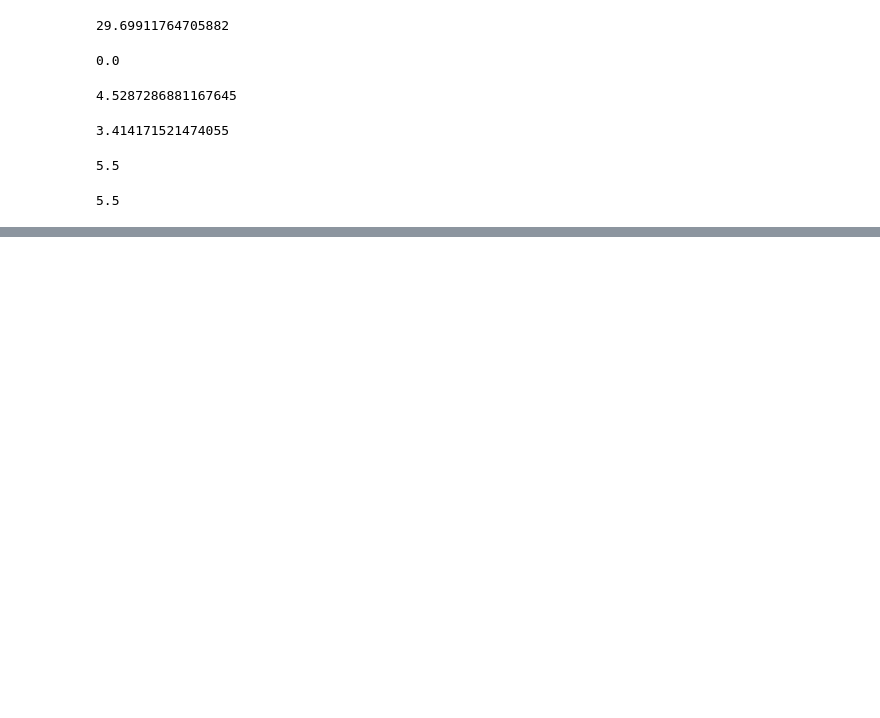
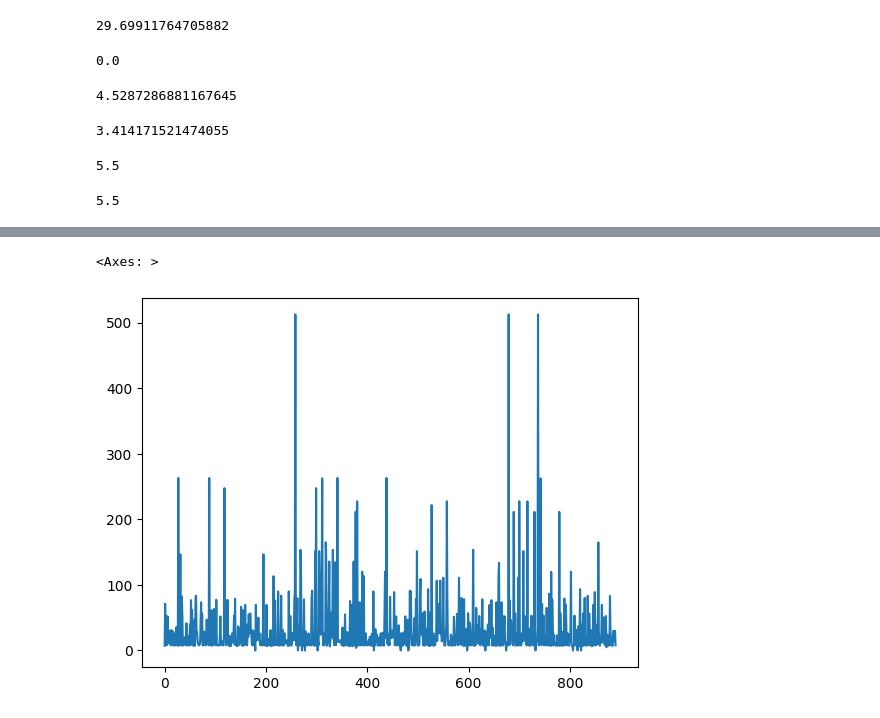
Before and after one commit to tariq-ahmed/Data-Science-AI-with-Codanics, a Jupyter notebook: 09_Statistics/01_Central_Tendency.ipynb, the cells around one changed output, grey strips where cells are left out. Drawn from its saved outputs; the diff is of its cells as text; code cells hidden in the pictures; blank space fills up the shorter version.

```diff
--- a/09_Statistics/01_Central_Tendency.ipynb
+++ b/09_Statistics/01_Central_Tendency.ipynb
@@ -47,0 +129,5 @@ stats.trim_mean(data,0.1)
+# %%
+df['fare'].plot()
+# %% [output]
+<Axes: >
+[figure, added]
```
Also changed, not shown: parts of 15 cells of this notebook.
